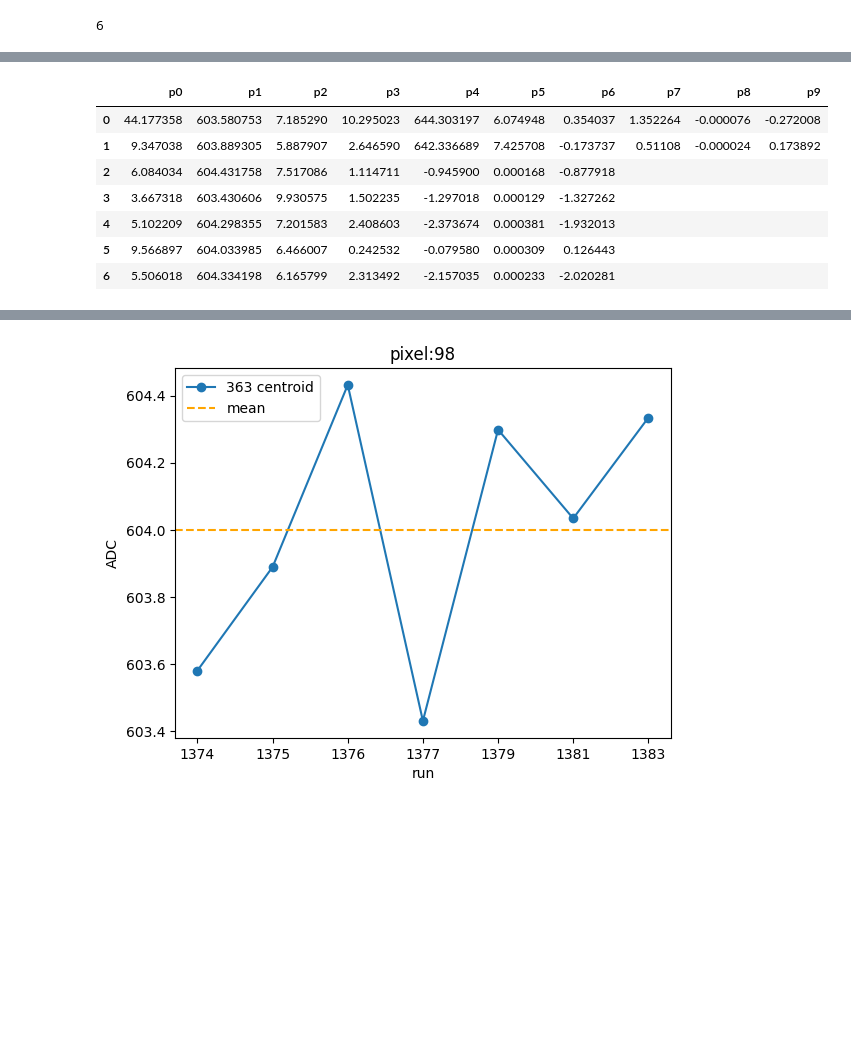
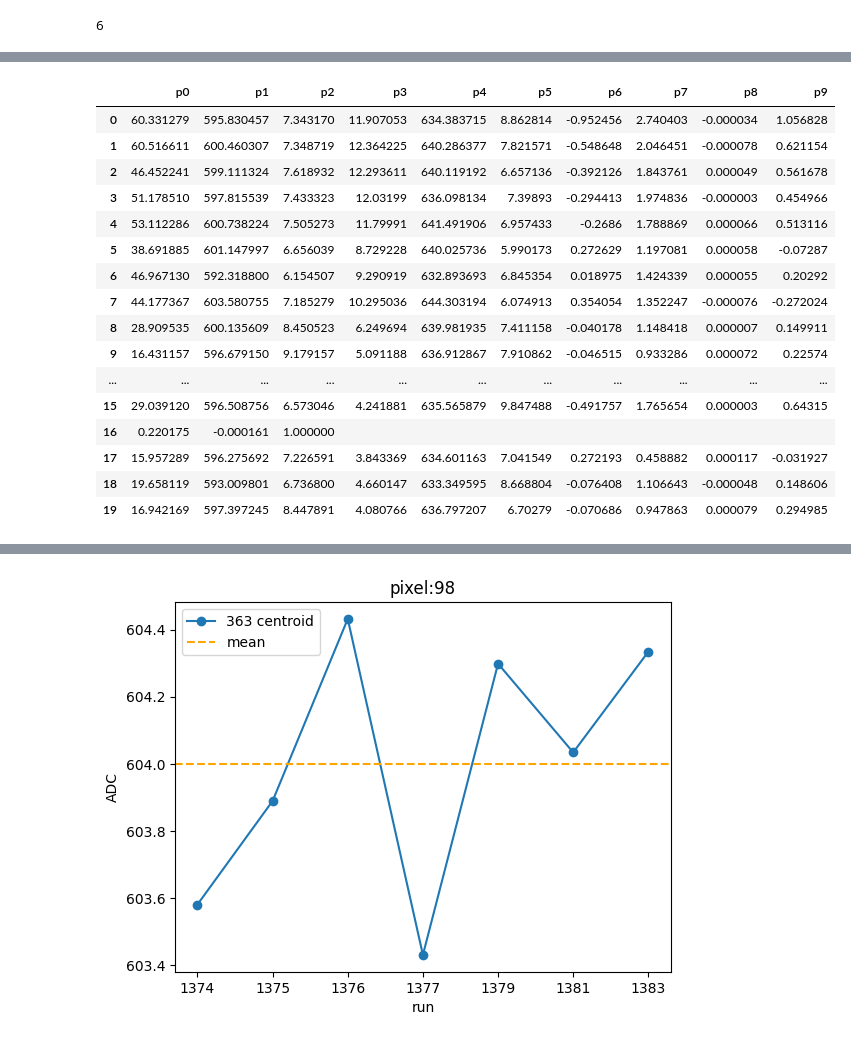
Before and after one commit to arlee-shelby/calibration, a Jupyter notebook: SnCalibration_pixelResults.ipynb, the cells around one changed output, grey strips where cells are left out. Cells and saved outputs as stored; diff of their text form; code cells hidden in the pictures; blank space fills up the shorter version.

```diff
--- a/SnCalibration_pixelResults.ipynb
+++ b/SnCalibration_pixelResults.ipynb
@@ -17,7 +17,7 @@ np.set_printoptions(threshold=sys.maxsize)
 # %%
 pd.set_option("display.max_colwidth", 15)
 # %%
-runs = [1374, 1375, 1376, 1377, 1379, 1381]
+runs = [1374, 1389, 1376, 1377, 1379, 1381]
         #1383, 1385, 1389]
 # runs = [1304]
 # %%
@@ -55,7 +65,7 @@ for j in np.int16(dataAll[dataAll['run']==1374]['pixel'][:18]):
     ax=py.subplot(nrows,ncols,cnt)
     ax.set_title('pixel:%d'%j)
     ax.set_ylim(0,62)
-    for i in range(4):
+    for i in range(2):
 
         if dataAll[dataAll['pixel']==j].iloc[i]['CE']==3:
             #need to initialize the class to get the correct fit function based on the same recorded initilizing flag in column "CE"
@@ -109,7 +119,7 @@ for j in np.int16(dataAll[dataAll['run']==1374]['pixel'][:18]):
     ax=py.subplot(nrows,ncols,cnt)
     ax.set_title('pixel:%d'%j)
     ax.set_ylim(0,2000)
-    for i in range(4):
+    for i in range(2):
         if dataAll[dataAll['pixel']==j].iloc[i]['Xray']==5:
 
             conf['xray'] = 'five'
@@ -138,7 +148,18 @@ for j in np.int16(dataAll[dataAll['run']==1374]['pixel'][:18]):
             ax.plot(x,Sn.get_fit(x,*np.float64(dataAll[dataAll['pixel']==j].iloc[i]['xray'].replace('[','').replace(']','').split())),label = '%d'%runs[i])
             ax.legend()
 
-        if dataAll[dataAll['pixel']==j].iloc[i]['Xray']==0:
+#         if dataAll[dataAll['pixel']==j].iloc[i]['Xray']==2:
+
+#             conf['xray'] = 'two'
+#             Sn = SnCalibration()
+
+#             ax=py.subplot(nrows,ncols,cnt)
+
+#             ax.plot(x,Sn.get_fit(x,*np.float64(dataAll[dataAll['pixel']==j].iloc[i]['xray'].replace('[','').replace(']','').split())),label = '%d'%runs[i])
+#             ax.legend()
+
+
+        if dataAll[dataAll['pixel']==j].iloc[i]['Xray']==2:
 
             conf['xray'] = 'zero'
             Sn = SnCalibration()
@@ -213,11 +292,20 @@ ecap_data = pd.DataFrame(df1)
 # %%
-ecap_data
+pd.DataFrame(df_ecap[0])
 # %% [output]
 |  | p0 | p1 | p2 | p3 | p4 | p5 | p6 | p7 | p8 | p9 |
-| 0 | 44.177358 | 603.580753 | 7.185290 | 10.295023 | 644.303197 | 6.074948 | 0.354037 | 1.352264 | -0.000076 | -0.272008 |
-| 1 | 9.347038 | 603.889305 | 5.887907 | 2.646590 | 642.336689 | 7.425708 | -0.173737 | 0.51108 | -0.000024 | 0.173892 |
-| 2 | 6.084034 | 604.431758 | 7.517086 | 1.114711 | -0.945900 | 0.000168 | -0.877918 |  |  |  |
-| 3 | 3.667318 | 603.430606 | 9.930575 | 1.502235 | -1.297018 | 0.000129 | -1.327262 |  |  |  |
-| 4 | 5.102209 | 604.298355 | 7.201583 | 2.408603 | -2.373674 | 0.000381 | -1.932013 |  |  |  |
-| 5 | 9.566897 | 604.033985 | 6.466007 | 0.242532 | -0.079580 | 0.000309 | 0.126443 |  |  |  |
-| 6 | 5.506018 | 604.334198 | 6.165799 | 2.313492 | -2.157035 | 0.000233 | -2.020281 |  |  |  |
+| 0 | 60.331279 | 595.830457 | 7.343170 | 11.907053 | 634.383715 | 8.862814 | -0.952456 | 2.740403 | -0.000034 | 1.056828 |
+| 1 | 60.516611 | 600.460307 | 7.348719 | 12.364225 | 640.286377 | 7.821571 | -0.548648 | 2.046451 | -0.000078 | 0.621154 |
+| 2 | 46.452241 | 599.111324 | 7.618932 | 12.293611 | 640.119192 | 6.657136 | -0.392126 | 1.843761 | 0.000049 | 0.561678 |
+| 3 | 51.178510 | 597.815539 | 7.433323 | 12.03199 | 636.098134 | 7.39893 | -0.294413 | 1.974836 | -0.000003 | 0.454966 |
+| 4 | 53.112286 | 600.738224 | 7.505273 | 11.79991 | 641.491906 | 6.957433 | -0.2686 | 1.788869 | 0.000066 | 0.513116 |
+| 5 | 38.691885 | 601.147997 | 6.656039 | 8.729228 | 640.025736 | 5.990173 | 0.272629 | 1.197081 | 0.000058 | -0.07287 |
+| 6 | 46.967130 | 592.318800 | 6.154507 | 9.290919 | 632.893693 | 6.845354 | 0.018975 | 1.424339 | 0.000055 | 0.20292 |
+| 7 | 44.177367 | 603.580755 | 7.185279 | 10.295036 | 644.303194 | 6.074913 | 0.354054 | 1.352247 | -0.000076 | -0.272024 |
+| 8 | 28.909535 | 600.135609 | 8.450523 | 6.249694 | 639.981935 | 7.411158 | -0.040178 | 1.148418 | 0.000007 | 0.149911 |
+| 9 | 16.431157 | 596.679150 | 9.179157 | 5.091188 | 636.912867 | 7.910862 | -0.046515 | 0.933286 | 0.000072 | 0.22574 |
+| ... | ... | ... | ... | ... | ... | ... | ... | ... | ... | ... |
+| 15 | 29.039120 | 596.508756 | 6.573046 | 4.241881 | 635.565879 | 9.847488 | -0.491757 | 1.765654 | 0.000003 | 0.64315 |
+| 16 | 0.220175 | -0.000161 | 1.000000 |  |  |  |  |  |  |  |
+| 17 | 15.957289 | 596.275692 | 7.226591 | 3.843369 | 634.601163 | 7.041549 | 0.272193 | 0.458882 | 0.000117 | -0.031927 |
+| 18 | 19.658119 | 593.009801 | 6.736800 | 4.660147 | 633.349595 | 8.668804 | -0.076408 | 1.106643 | -0.000048 | 0.148606 |
+| 19 | 16.942169 | 597.397245 | 8.447891 | 4.080766 | 636.797207 | 6.70279 | -0.070686 | 0.947863 | 0.000079 | 0.294985 |
```
Also changed, not shown: parts of 25 cells of this notebook, 4 other files.
